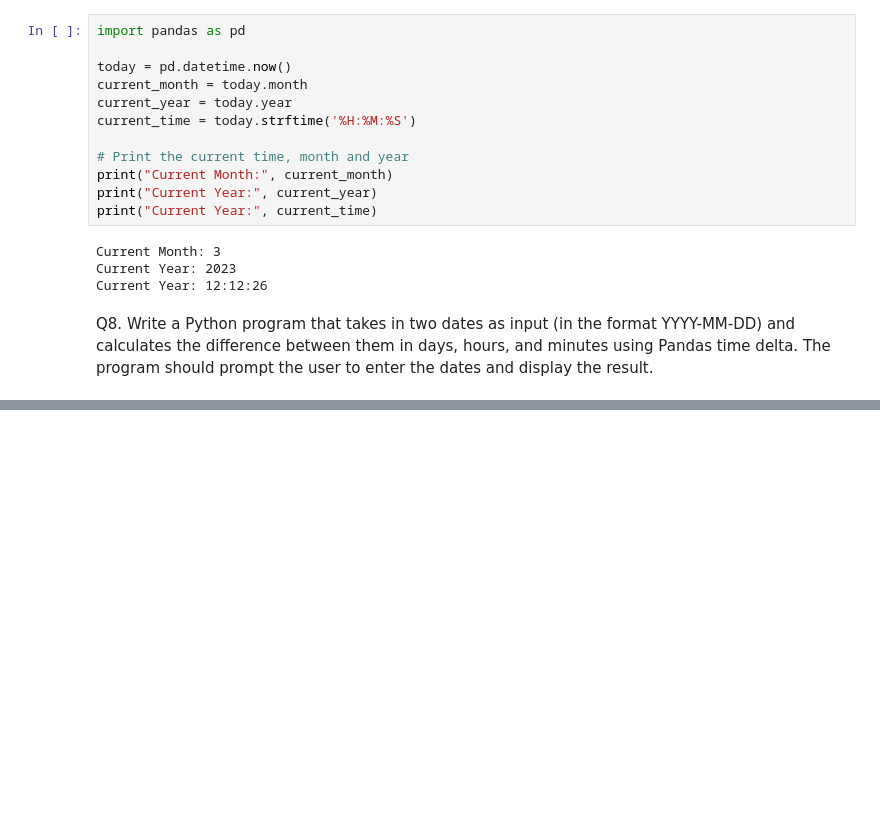
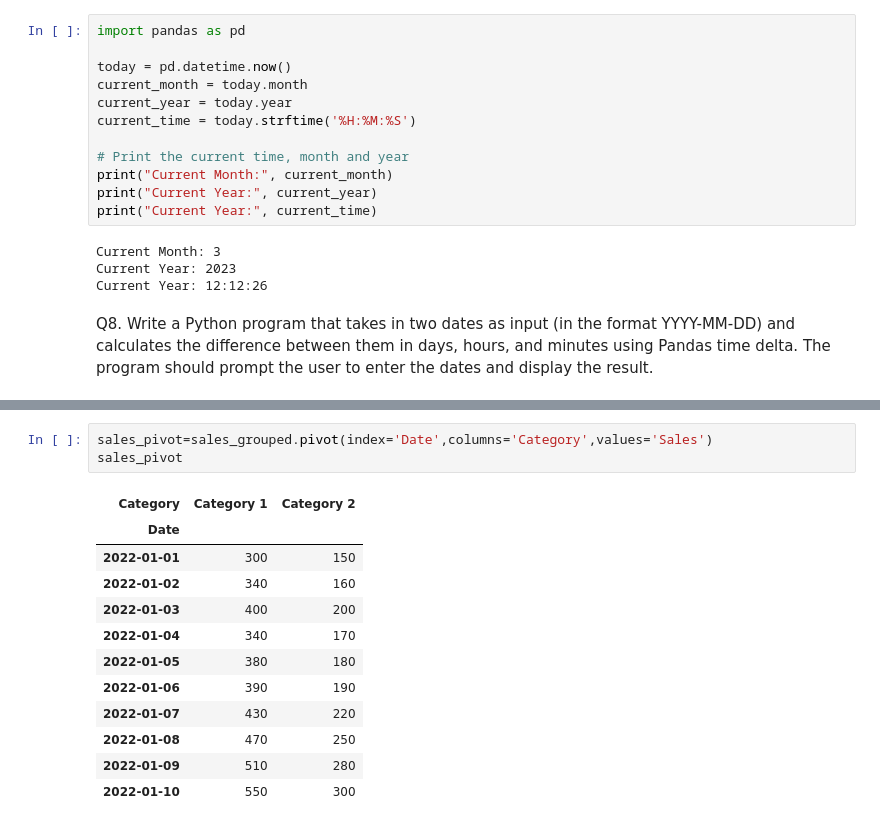
Before and after one commit to Ashutoshcs40all/FULL-STACK-DATA-SCIENCE, a Jupyter notebook: PYTHON/pandas/assignment25feb.ipynb, the cells around one changed output, grey strips where cells are left out. Cells and saved outputs as stored; diff of their text form; blank space fills up the shorter version.

```diff
--- a/PYTHON/pandas/assignment25feb.ipynb
+++ b/PYTHON/pandas/assignment25feb.ipynb
@@ -205,0 +273,16 @@ Difference between the dates:
+# %%
+sales_pivot=sales_grouped.pivot(index='Date',columns='Category',values='Sales')
+sales_pivot
+# %% [output]
+| Category | Category 1 | Category 2 |
+| Date |  |  |
+| 2022-01-01 | 300 | 150 |
+| 2022-01-02 | 340 | 160 |
+| 2022-01-03 | 400 | 200 |
+| 2022-01-04 | 340 | 170 |
+| 2022-01-05 | 380 | 180 |
+| 2022-01-06 | 390 | 190 |
+| 2022-01-07 | 430 | 220 |
+| 2022-01-08 | 470 | 250 |
+| 2022-01-09 | 510 | 280 |
+| 2022-01-10 | 550 | 300 |
```
Also changed, not shown: parts of 11 cells of this notebook, 10 other files.
